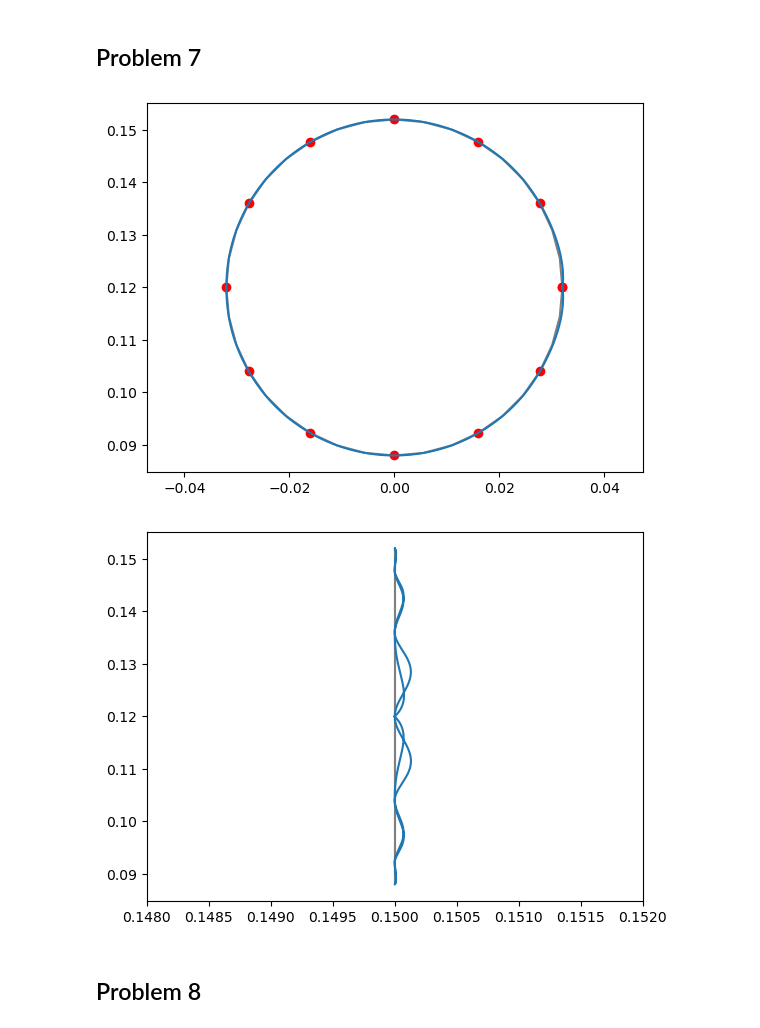
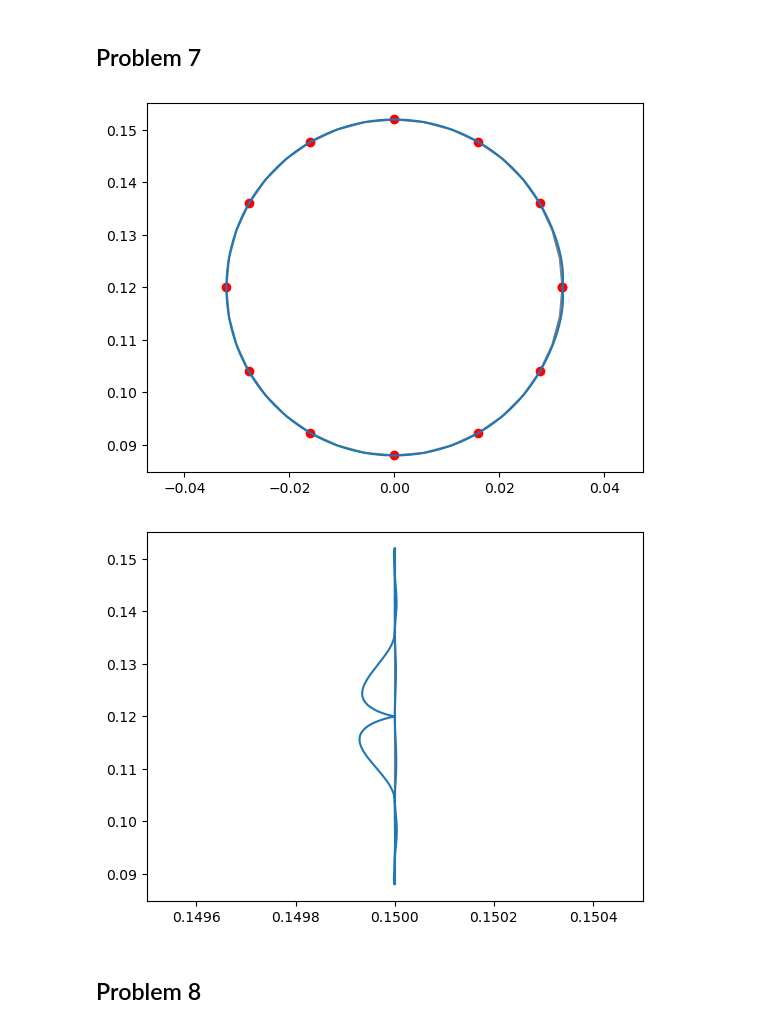
Before and after one commit to VictorLier/Robotics, a Jupyter notebook: Assignment/teori.ipynb, the cells around one changed output. Saved outputs shown, nothing was run; the diff lists cells and outputs as text; code cells hidden in the pictures.

```diff
--- a/Assignment/teori.ipynb
+++ b/Assignment/teori.ipynb
@@ -255,10 +264,11 @@ $\displaystyle \left[\begin{matrix}-20.0000006958637\\-7.66192277892153 \cdot 10
 # %%
 t = sp.symbols('t')
 Jacobi_at_angle = lambda N_angle: Jac.subs({theta0: angles_circ[N_angle][0], theta1: angles_circ[N_angle][1], theta2: angles_circ[N_angle][2], theta3: angles_circ[N_angle][3]})
+Transformation_at_angle = lambda N_angle: T_arr[4].subs({theta0: angles_circ[N_angle][0], theta1: angles_circ[N_angle][1], theta2: angles_circ[N_angle][2], theta3: angles_circ[N_angle][3]})
 def get_polynomials_from_knotpoints(angles, acceleration=True, v = 0.027):
     states = sp.Matrix([angles_circ[angle] for angle in angles])
     deg = 5 if acceleration else 3
-    jacobi_list = [Jacobi_at_angle(i)[:3, :4] for i in angles]
+    jacobi_list = [Jacobi_at_angle(i) for i in angles]
 
     # defining the polynomial constants as variables
     def create_symbols(prefix):
@@ -274,21 +284,24 @@ def get_polynomials_from_knotpoints(angles, acceleration=True, v = 0.027):
     t_vec_diffdiff = t_vec.diff(t,t)
 
     # velocity boundaries - using jacobian
-    v_arr = [np.array([0,-np.sin(index_to_angle[i]), np.cos(index_to_angle[i])])*v for i in angles[1:len(angles)-1]]
-    v_arr = sp.Matrix([[0,0,0], *v_arr, [0,0,0]])
+    v_arr = [np.array([0,-np.sin(index_to_angle[i]), np.cos(index_to_angle[i]),0])*v for i in angles[1:len(angles)-1]]
+    v_arr = sp.Matrix([[0,0,0,0], *v_arr, [0,0,0,0]])
 
     # since the arm is overconstrained, we need to use the pseudoinverse:
-    pseudoinv_jacobian = lambda Jacobi: Jacobi.T * (Jacobi * Jacobi.T).inv()
-    pseudoinv_jacobian_list = [pseudoinv_jacobian(Jacobi) for Jacobi in jacobi_list]
+    x_dot_eq_mat_arr = [sp.Matrix([[1,0,0,0,0,0],
+                          [0,1,0,0,0,0],
+                          [0,0,1,0,0,0],
+                          [0,0,0,Transformation_at_angle(i)[1,0],-Transformation_at_angle(i)[0,0],0]]) for i in angles ]
+    pseudoinv_jacobian_list = [(x_dot_mat*Jacobi).inv() for Jacobi, x_dot_mat  in zip(jacobi_list, x_dot_eq_mat_arr)]
 
     eq_arr = []
 
     for i, var in enumerate(var_arr):
-        eq_arr.append(states[i,:].T - ( var * t_vec.subs(t, 0)) )
+        eq_arr.append(states[i,:].T   - ( var * t_vec.subs(t, 0)) )
         eq_arr.append(states[i+1,:].T - ( var * t_vec.subs(t, 2)) )
 
-        eq_arr.append((var * t_vec_diff.subs(t, 0)) - pseudoinv_jacobian_list[i] * v_arr[i,:].T)
-        eq_arr.append((var * t_vec_diff.subs(t, 2)) - pseudoinv_jacobian_list[i+1] * v_arr[i+1,:].T)
+        eq_arr.append(pseudoinv_jacobian_list[i] * v_arr[i,:].T     - (var * t_vec_diff.subs(t, 0)))
+        eq_arr.append(pseudoinv_jacobian_list[i+1] * v_arr[i+1,:].T - (var * t_vec_diff.subs(t, 2)))
 
         if acceleration:
             eq_arr.append(var * t_vec_diffdiff.subs(t, 0))
@@ -355,16 +368,16 @@ t_pi = 4
 def get_v(theta):
     if theta < np.pi:
         alpha = 2*np.pi/t_pi**2
-        return sp.Matrix( [0,-sp.sin(theta),sp.cos(theta)] )*sp.sqrt(2*alpha*theta)*R
+        return sp.Matrix( [0,-sp.sin(theta),sp.cos(theta),0] )*sp.sqrt(2*alpha*theta)*R
     else:
         alpha = 2*np.pi/t_pi**2
-        return sp.Matrix( [0,-sp.sin(theta),sp.cos(theta)] )*sp.sqrt(2*alpha*(2*np.pi-theta))*R
+        return sp.Matrix( [0,-sp.sin(theta),sp.cos(theta),0] )*sp.sqrt(2*alpha*(2*np.pi-theta))*R
 
 
 def get_polynomials_from_knotpoints_const_acc(angles, acceleration=False):
     states = sp.Matrix([angles_circ[angle] for angle in angles])
     deg = 5 if acceleration else 3
-    jacobi_list = [Jacobi_at_angle(i)[:3, :4] for i in angles]
+    jacobi_list = [Jacobi_at_angle(i) for i in angles]
 
     # defining the polynomial constants as variables
     def create_symbols(prefix):
@@ -382,9 +395,11 @@ def get_polynomials_from_knotpoints_const_acc(angles, acceleration=False):
     # velocity boundaries - using jacobian
     v_arr = sp.Matrix([get_v(index_to_angle[i]).T for i in angles[0:len(angles)]])
 
-    # since the arm is overconstrained, we need to use the pseudoinverse:
-    pseudoinv_jacobian = lambda Jacobi: Jacobi.T * (Jacobi * Jacobi.T).inv()
-    pseudoinv_jacobian_list = [pseudoinv_jacobian(Jacobi) for Jacobi in jacobi_list]
+    x_dot_eq_mat_arr = [sp.Matrix([[1,0,0,0,0,0],
+                          [0,1,0,0,0,0],
+                          [0,0,1,0,0,0],
+                          [0,0,0,Transformation_at_angle(i)[1,0],-Transformation_at_angle(i)[0,0],0]]) for i in angles ]
+    pseudoinv_jacobian_list = [(x_dot_mat*Jacobi).inv() for Jacobi, x_dot_mat  in zip(jacobi_list, x_dot_eq_mat_arr)]
 
     eq_arr = []
     alpha = 2*np.pi/t_pi**2
@@ -426,35 +441,35 @@ def plot_polynomials(angles, **kwargs):
     circ_knot_points_y = [p_circ[angle][1] for angle in angles]
     circ_knot_points_z = [p_circ[angle][2] for angle in angles]
 
     segment_x_vals = np.array([segment_points[:,0] for segment_points in segment_point_arr]).ravel()
     segment_y_vals = np.array([segment_points[:,1] for segment_points in segment_point_arr]).ravel()
     segment_z_vals = np.array([segment_points[:,2] for segment_points in segment_point_arr]).ravel()
 
     np.savetxt('latex_data/problem7_x_vals.txt', segment_x_vals)
     np.savetxt('latex_data/problem7_y_vals.txt', segment_y_vals)
     np.savetxt('latex_data/problem7_z_vals.txt', segment_z_vals)
 
     plt.figure()
     plt.plot(circ_y_vals, circ_z_vals, color='grey')
     plt.plot(circ_knot_points_y, circ_knot_points_z, 'ro')
     plt.plot(segment_y_vals, segment_z_vals)
     plt.axis('equal')
     plt.show()
 
 
     plt.figure()
     plt.plot(circ_x_vals, circ_z_vals, color='grey')
     plt.plot(segment_x_vals, segment_z_vals)
-    plt.xlim([0.148, 0.152])
+    plt.xlim([0.1495, 0.1505])
     plt.show()
 
 
 
 angles_4 = list(range(0, 37, 3))
 plot_polynomials(angles_4)
 # %% [output]
 [figure]
-[figure, old version]
+[figure, new version]
 # %% [markdown]
 ## Problem 8
 # %%
```
Also changed, not shown: parts of 4 cells of this notebook, 7 other files.
